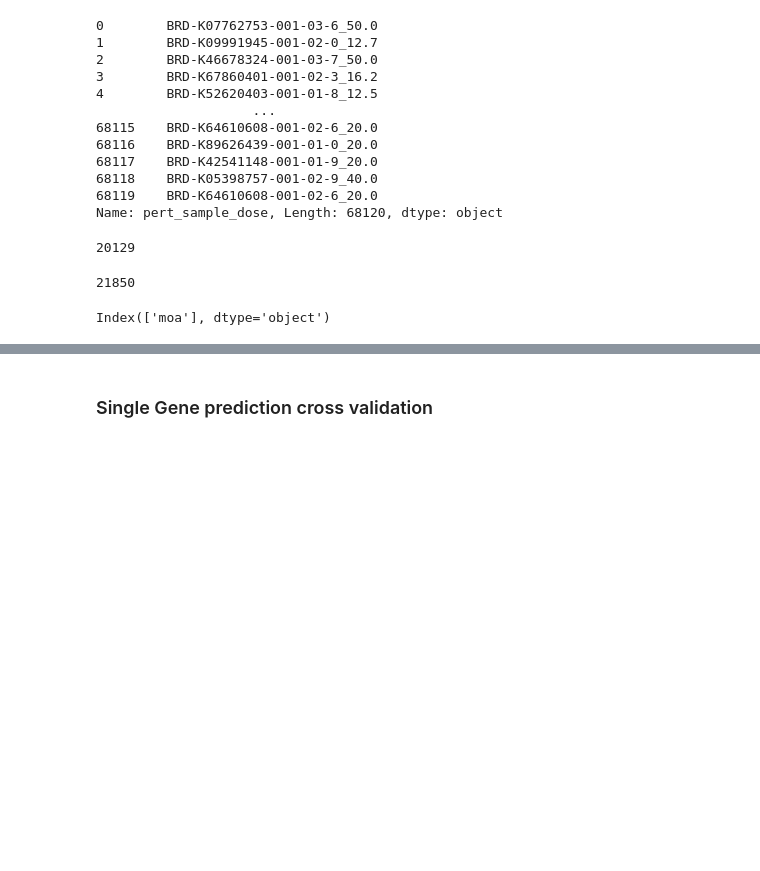
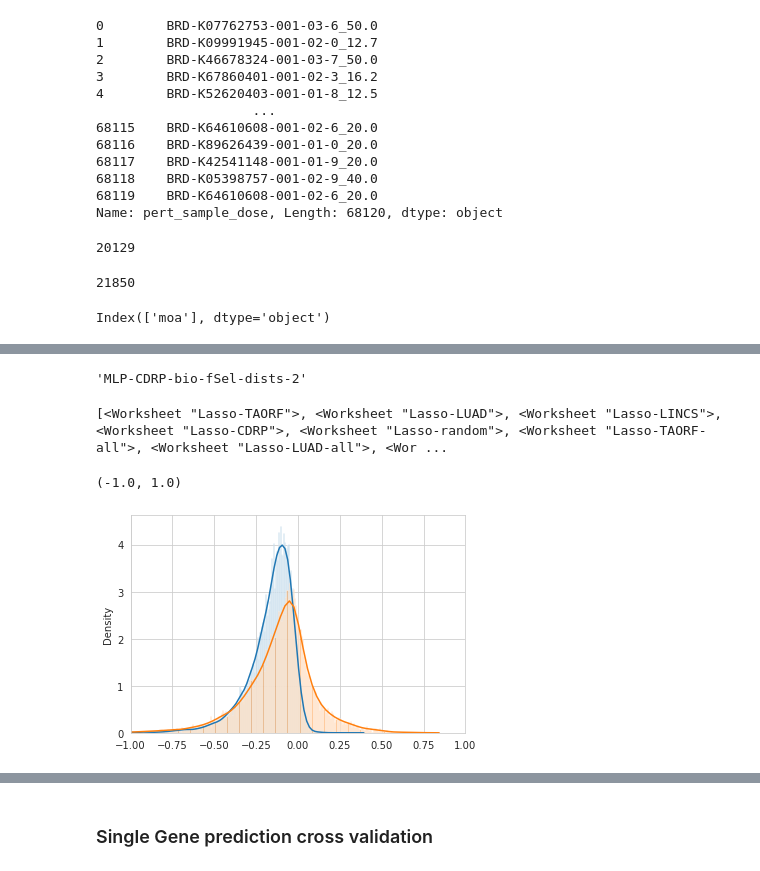
Before and after one commit to broadinstitute/2018_04_20_Rosetta, a Jupyter notebook: 4-CP-to-single-Gene.ipynb, the cells around one changed output, grey strips where cells are left out. Drawn from its saved outputs; the diff is of its cells as text; code cells hidden in the pictures; blank space fills up the shorter version.

```diff
--- a/4-CP-to-single-Gene.ipynb
+++ b/4-CP-to-single-Gene.ipynb
@@ -273,17 +402,18 @@ mergProf_treatLevel.shape
 # %%
 dataset_rootDir='./';pertColName='PERT'
 
-# dataset options: 'CDRP' , 'LUAD', 'TAORF', 'LINCS'
+# dataset options: 'CDRP' , 'LUAD', 'TAORF', 'LINCS', 'CDRP-bio'
 dataset='LINCS';
 
 # CP Profile Type options: 'augmented' , 'normalized', 'normalized_variable_selected'
-profileType='normalized'
+# 'normalized_feature_select_dmso'
+profileType='normalized_feature_select_dmso'
 profileLevel='treatment'; #'replicate'  or  'treatment'
-
+highRepOverlapEnabled=0
 # n of samples for replicate picking options: numbers or, 'max'
-nRep=8
+nRep=0
 mergProf_repLevel,mergProf_treatLevel,cp_features,l1k_features=\
-readMergedProfiles(dataset_rootDir,dataset,profileType,profileLevel,nRep);
+readMergedProfiles(dataset_rootDir,dataset,profileType,profileLevel,nRep,highRepOverlapEnabled);
 # mergProf_repLevel,mergProf_treatLevel,l1k_features,cp_features,pertColName=readMergedProfiles(dataset,profileType,nRep)
 # cp_features,l1k_features=cp_features.tolist(),l1k_features.tolist()
 
@@ -337,0 +810,17 @@ dict_keys(['l1k-taorf', 'l1k-luad', 'l1k-lincs', 'cp-luad', 'cp-taorf', 'cp-linc
+# %%
+model+'-'+dataset+'-fSel-dists-2'
+# %% [output]
+'MLP-CDRP-bio-fSel-dists-2'
+# %%
+saveAsNewSheetToExistingFile(filename,pd.concat([meltedPredDF,meltedPredDF_rand],ignore_index=True),\
+                             model+'-'+dataset+'-fSel-dists')
+# %% [output]
+[<Worksheet "Lasso-TAORF">, <Worksheet "Lasso-LUAD">, <Worksheet "Lasso-LINCS">, <Worksheet "Lasso-CDRP">, <Worksheet "Lasso-random">, <Worksheet "Lasso-TAORF-all">, <Worksheet "Lasso-LUAD-all">, <Wor ...
+# %%
+plt.figure()
+sns.distplot(meltedPredDF_rand['pred score'].values,kde=True,hist=True,bins=800,norm_hist=True);
+sns.distplot(meltedPredDF['pred score'].values,kde=True,hist=True,bins=800,norm_hist=True);
+plt.xlim(-1,1)
+# %% [output]
+(-1.0, 1.0)
+[figure, added]
```
Also changed, not shown: parts of 107 cells of this notebook, 7 other files.
